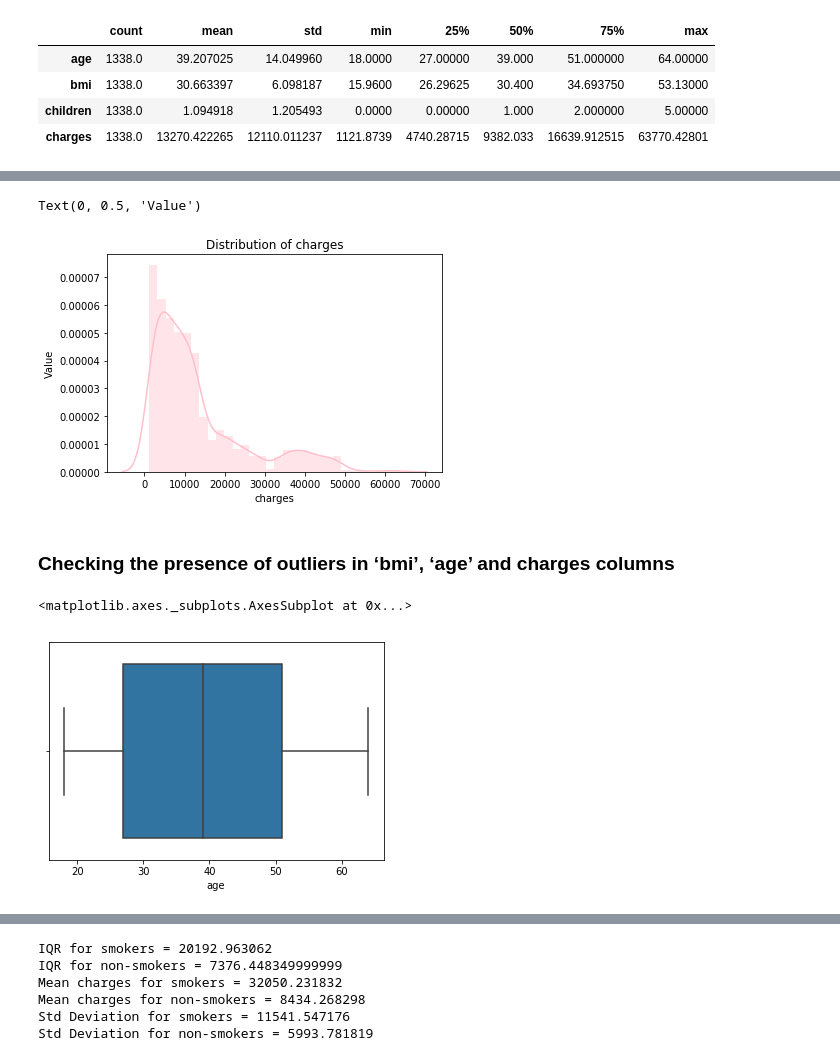
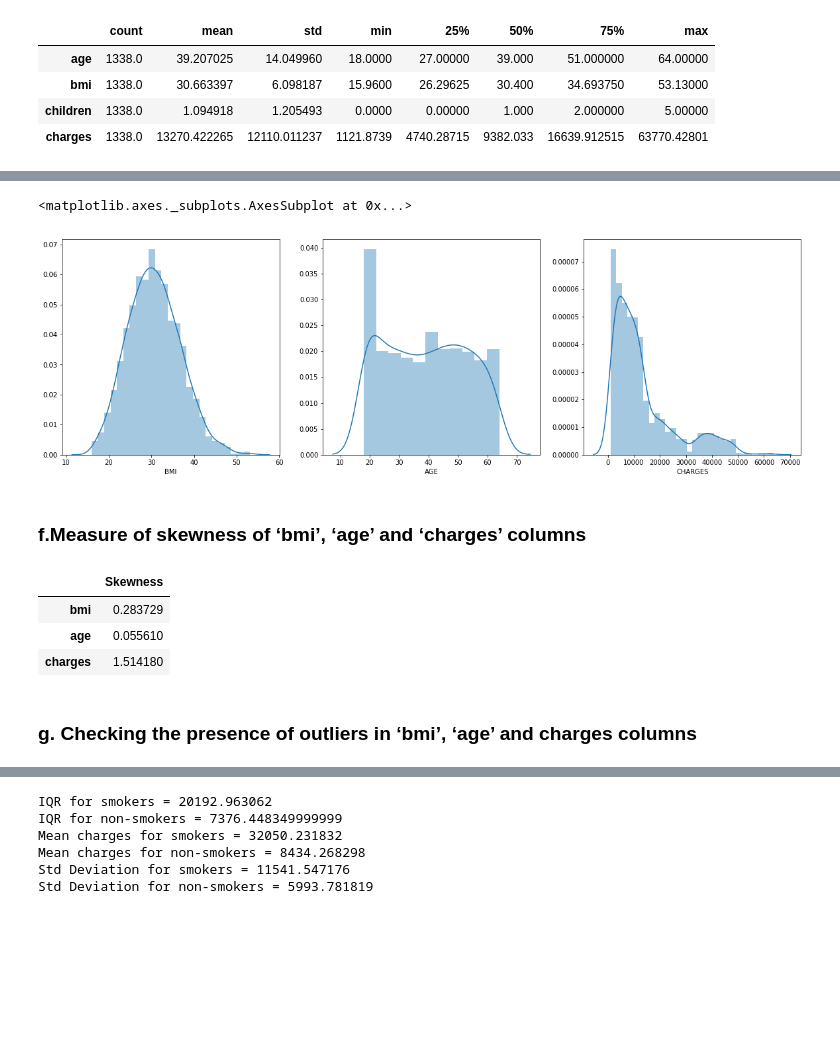
Before and after one commit to GreatLearningAIML1/bangalore-aug19-batch-pavan88, a Jupyter notebook: R2-Project-2-Statistical Learning.ipynb, the cells around one changed output, grey strips where cells are left out. Cells and saved outputs as stored; diff of their text form; code cells hidden in the pictures; blank space fills up the shorter version.

Commit message:
R2 SL-insurance datset

```diff
--- a/R2-Project-2-Statistical Learning.ipynb
+++ b/R2-Project-2-Statistical Learning.ipynb
@@ -101,16 +81,27 @@ Text(0, 0.5, 'Value')
-# %%
-sns.distplot(insurance_data['charges'], color = 'pink')
-# Add labels
-plt.title('Distribution of charges')
-plt.xlabel('charges')
-plt.ylabel('Value')
-# %% [output]
-Text(0, 0.5, 'Value')
-[figure, removed]
+# %%
+import matplotlib.pyplot as plt
+import seaborn as sns
+
+fig, (ax1, ax2, ax3) = plt.subplots(1,3,figsize=(20,6))
+
+sns.distplot(insurance_data['bmi'],ax=ax1,axlabel='BMI')
+sns.distplot(insurance_data['age'],ax=ax2,axlabel='AGE')
+sns.distplot(insurance_data['charges'],ax=ax3,axlabel='CHARGES')
+# %% [output]
+<matplotlib.axes._subplots.AxesSubplot at 0x...>
+[figure, added]
+# %% [markdown]
+### f.Measure of skewness of ‘bmi’, ‘age’ and ‘charges’ columns
+# %%
+import scipy.stats as stats
+
+Skewness = pd.DataFrame({'Skewness' : [stats.skew(insurance_data.bmi),stats.skew(insurance_data.age),stats.skew(insurance_data.charges)]},
+                        index=['bmi','age','charges'])
+Skewness
+# %% [output]
+|  | Skewness |
+| bmi | 0.283729 |
+| age | 0.055610 |
+| charges | 1.514180 |
 # %% [markdown]
-### Checking the presence of outliers in ‘bmi’, ‘age’ and charges columns
+### g. Checking the presence of outliers in ‘bmi’, ‘age’ and charges columns
-# %%
-sns.boxplot(x=insurance_data['age'])
-# %% [output]
-<matplotlib.axes._subplots.AxesSubplot at 0x...>
-[figure, removed]
```
Also changed, not shown: parts of 41 cells of this notebook.
